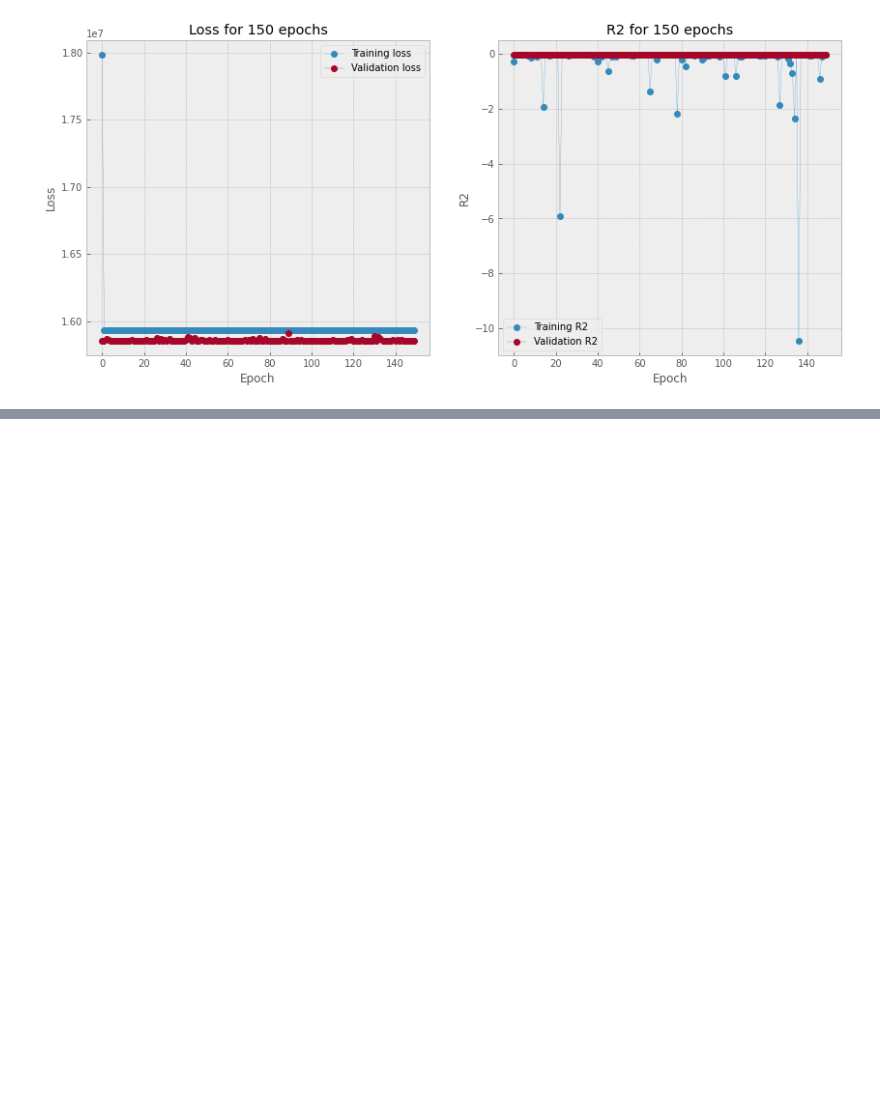
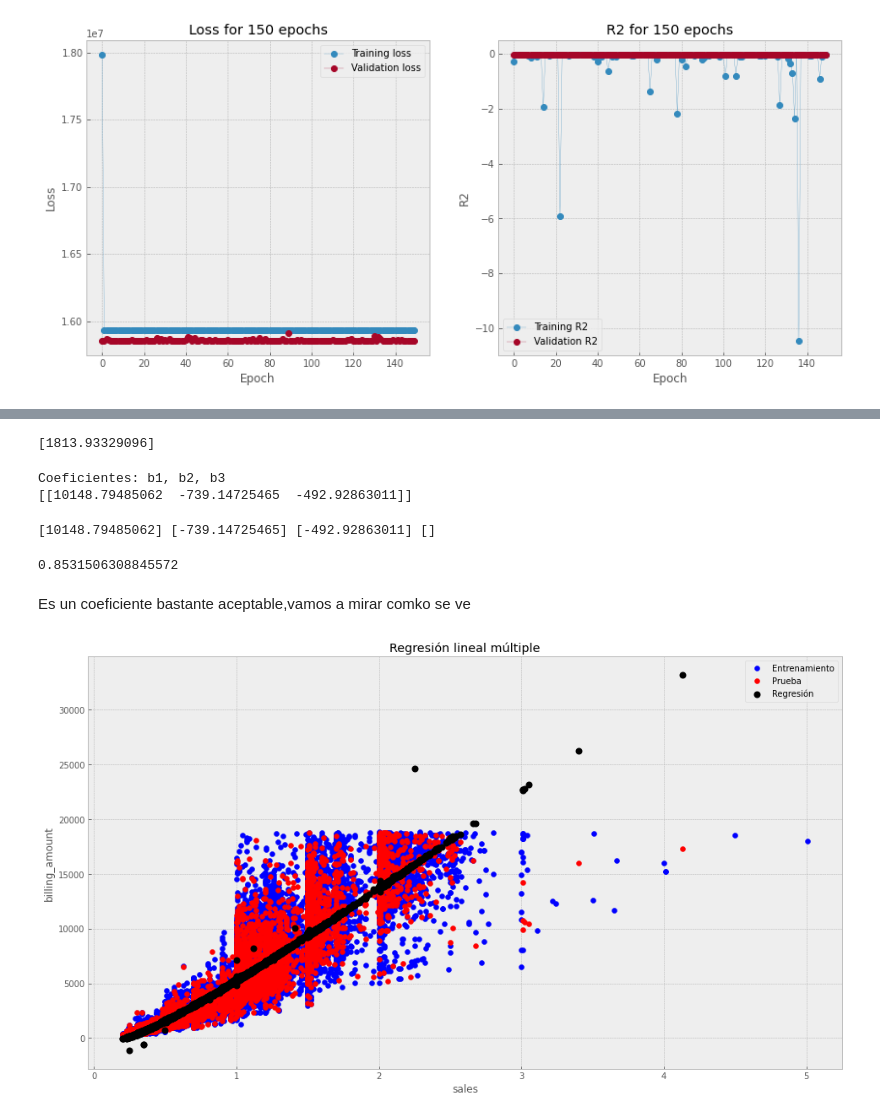
Before and after one commit to roxyconstantine-dev/Analisis_Datos_Contaminaci-n, a Jupyter notebook: Untitled4.ipynb, the cells around one changed output, grey strips where cells are left out. Drawn from its saved outputs; the diff is of its cells as text; code cells hidden in the pictures; blank space fills up the shorter version.

```diff
--- a/Untitled4.ipynb
+++ b/Untitled4.ipynb
@@ -446,0 +447,66 @@ Lazo
+# %%
+modelo_rm = LinearRegression()
+
+modelo_rm.fit(X_train,Y_train)
+b0 = modelo_rm.intercept_
+print (b0)
+# %% [output]
+[1813.93329096]
+# %%
+print ("Coeficientes: b1, b2, b3")
+print (modelo_rm.coef_)
+# %% [output]
+Coeficientes: b1, b2, b3
+[[10148.79485062  -739.14725465  -492.92863011]]
+# %%
+b1 = modelo_rm.coef_[0, 0:1]
+b2 = modelo_rm.coef_[0, 1:2]
+b3 = modelo_rm.coef_[0, 2:3]
+b4 = modelo_rm.coef_[0, 3:4]
+print (b1, b2, b3)
+# %% [output]
+[10148.79485062] [-739.14725465] [-492.92863011] []
+# %%
+print(modelo_rm.score(X_train, Y_train))
+# %% [output]
+0.8531506308845572
+# %% [markdown]
+Es un coeficiente bastante aceptable,vamos a mirar comko se ve
+# %%
+"""
+comparisons = pd.DataFrame(X_validation)
+comparisons = comparisons.assign(Sales_Real = Y_validation)
+comparisons = comparisons.assign(Predicted = predictions.flatten().tolist())
+print(comparisons)
+
+"""
+y_pred = modelo_rm.predict(X_validation)
+
+# Salida gráfica
+
+# Crear una figura y un eje
+fig, ax = plt.subplots()
+
+# Graficar los puntos de entrenamiento
+ax.scatter(X_train['carat'], Y_train , color='blue', label='Entrenamiento')
+
+# Graficar los puntos de prueba
+ax.scatter(X_validation['carat'], Y_validation, color='red', label='Prueba')
+
+# Graficar la recta de regresión
+ax.scatter(X_validation['carat'],y_pred, color='black', linewidth=2, label='Regresión')
+
+# Agregar etiquetas al eje X e Y
+ax.set_ylabel("billing_amount")
+ax.set_xlabel("sales")
+
+# Agregar un título al gráfico
+ax.set_title("Regresión lineal múltiple")
+
+# Mostrar la leyenda
+ax.legend()
+
+# Mostrar el gráfico
+plt.show()
+# %% [output]
+[figure, added]
```
Also changed, not shown: parts of 2 cells of this notebook.
